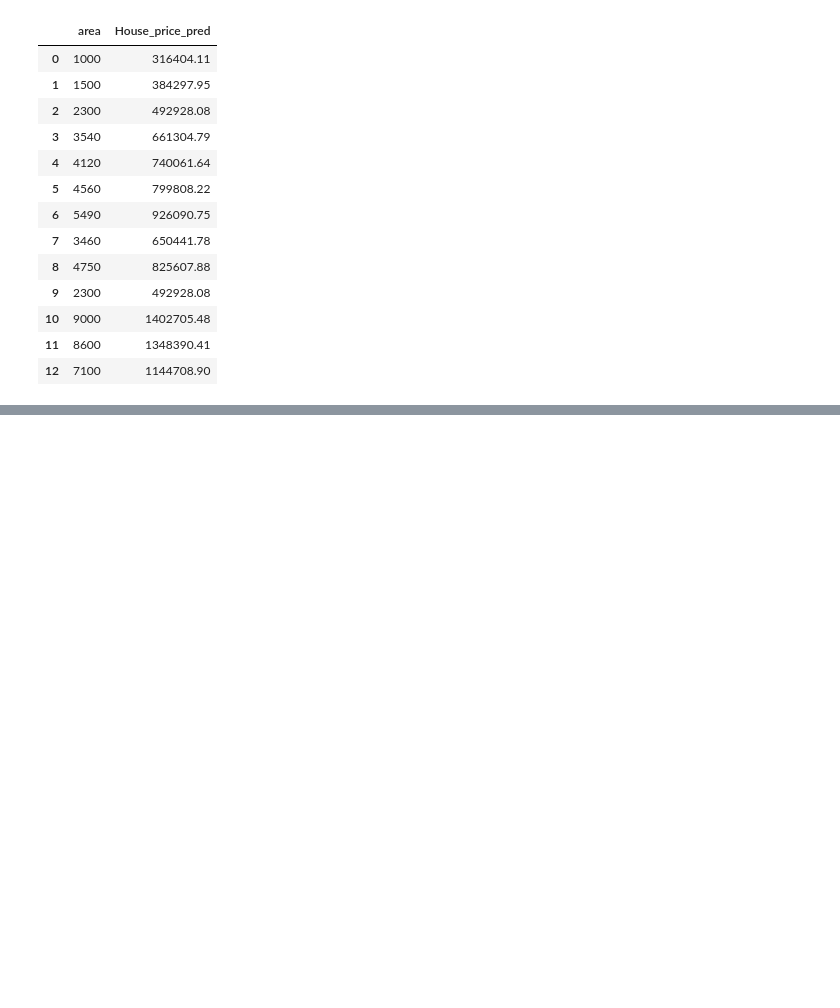
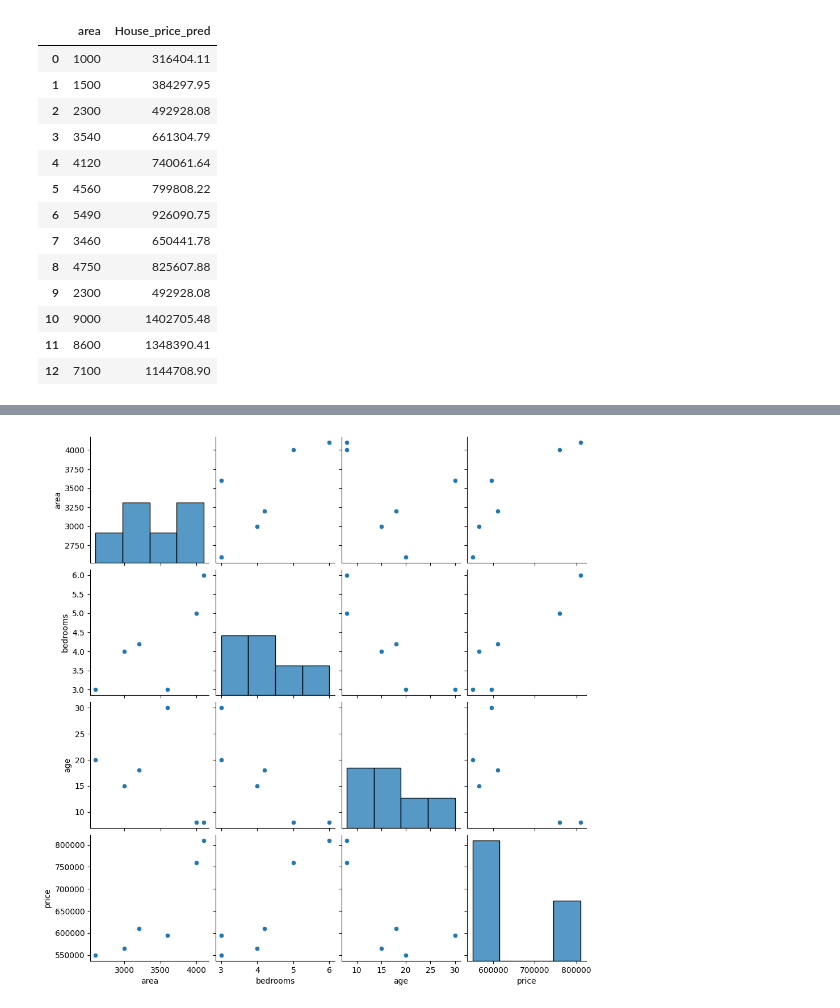
Before and after one commit to Ayomide906/MyProjects, a Jupyter notebook: Project3/linear_regression_mode.ipynb, the cells around one changed output, grey strips where cells are left out. Cells and saved outputs as stored; diff of their text form; code cells hidden in the pictures; blank space fills up the shorter version.

Commit message:
updated linear regression with multivariable

```diff
--- a/Project3/linear_regression_mode.ipynb
+++ b/Project3/linear_regression_mode.ipynb
@@ -78,0 +81,3 @@ df2.to_csv('Predicted_house_price.csv',index=False)
+# %%
+df_mv=pd.read_csv('Datasets/homeprices_multivar.csv')
+df_mv.head()
@@ -78,0 +91,2 @@ df2.to_csv('Predicted_house_price.csv',index=False)
+# %%
+df_mv.bedrooms.fillna(df_mv.bedrooms.mean(),inplace=True)
@@ -78,0 +117,6 @@ df2.to_csv('Predicted_house_price.csv',index=False)
+# %%
+import seaborn as sns
+sns.pairplot(df_mv)
+plt.show()
+# %% [output]
+[figure, added]
```
Also changed, not shown: parts of 5 cells of this notebook, 6 other files.
